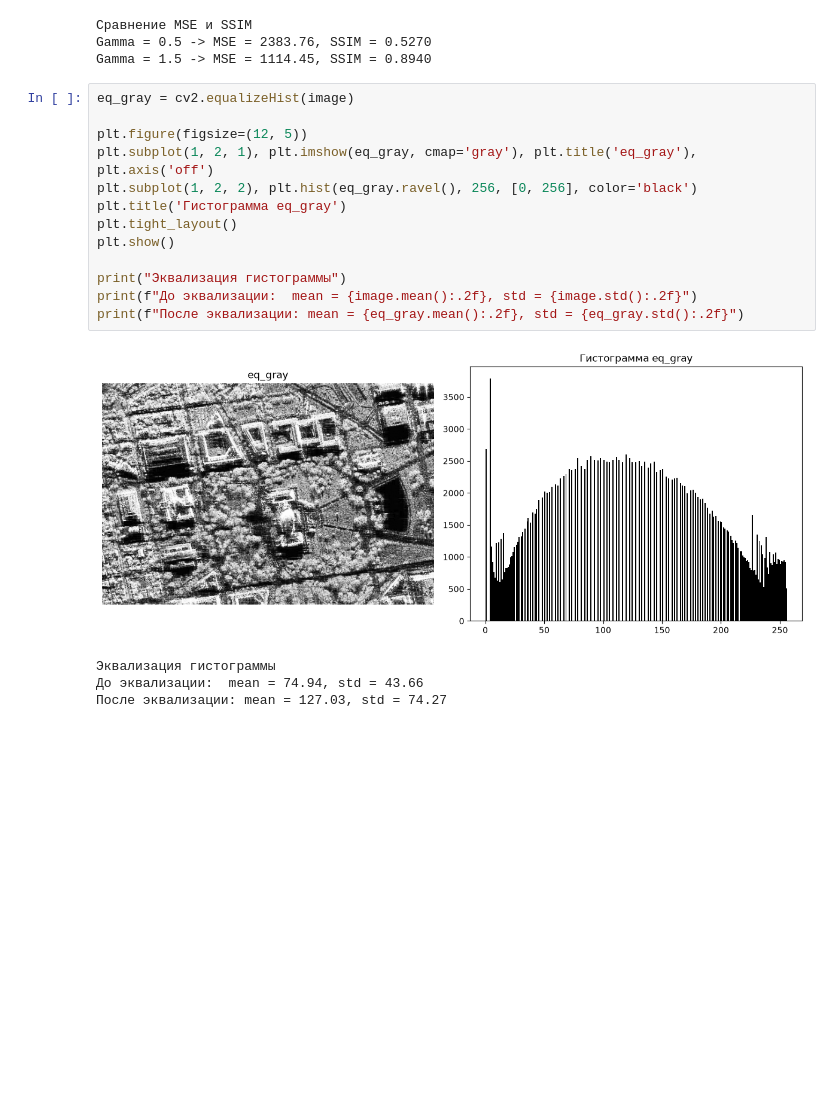
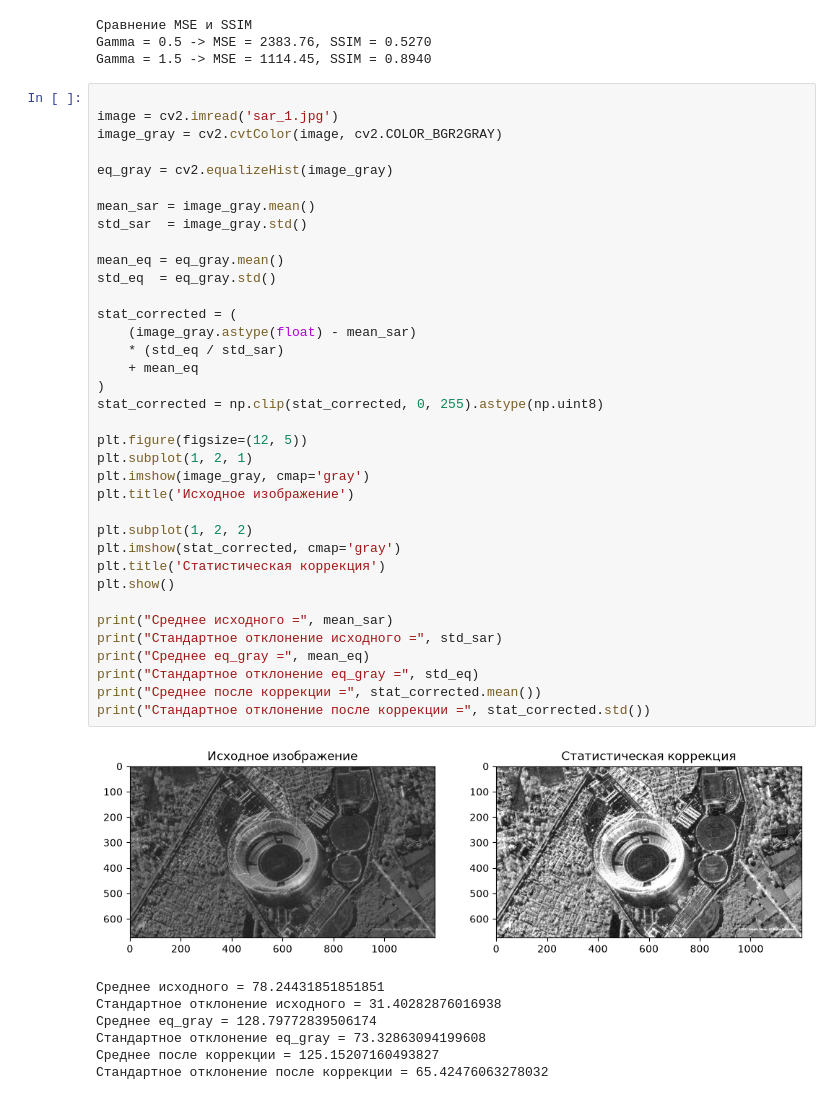
Before and after one commit to Zabytina-Julia-Artemovna/Image-processing-tasks, a Jupyter notebook: Image_processing_homework1.ipynb, the cells around one changed output. Drawn from its saved outputs; the diff is of its cells as text; blank space fills up the shorter version.

Commit message:
Добавлена статистическая цветокоррекция

```diff
--- a/Image_processing_homework1.ipynb
+++ b/Image_processing_homework1.ipynb
@@ -83,23 +83,49 @@ print(f"Gamma = 1.5 -> MSE = {mse_dark:.2f}, SSIM = {ssim_dark:.4f}")
 Gamma = 0.5 -> MSE = 2383.76, SSIM = 0.5270
 Gamma = 1.5 -> MSE = 1114.45, SSIM = 0.8940
 # %%
-eq_gray = cv2.equalizeHist(image)
+
+image = cv2.imread('sar_1.jpg')
+image_gray = cv2.cvtColor(image, cv2.COLOR_BGR2GRAY)
+
+eq_gray = cv2.equalizeHist(image_gray)
+
+mean_sar = image_gray.mean()
+std_sar  = image_gray.std()
+
+mean_eq = eq_gray.mean()
+std_eq  = eq_gray.std()
+
+stat_corrected = (
+    (image_gray.astype(float) - mean_sar)
+    * (std_eq / std_sar)
+    + mean_eq
+)
+stat_corrected = np.clip(stat_corrected, 0, 255).astype(np.uint8)
 
 plt.figure(figsize=(12, 5))
-plt.subplot(1, 2, 1), plt.imshow(eq_gray, cmap='gray'), plt.title('eq_gray'), plt.axis('off')
-plt.subplot(1, 2, 2), plt.hist(eq_gray.ravel(), 256, [0, 256], color='black')
-plt.title('Гистограмма eq_gray')
-plt.tight_layout()
+plt.subplot(1, 2, 1)
+plt.imshow(image_gray, cmap='gray')
+plt.title('Исходное изображение')
+
+plt.subplot(1, 2, 2)
+plt.imshow(stat_corrected, cmap='gray')
+plt.title('Статистическая коррекция')
 plt.show()
 
-print("Эквализация гистограммы")
-print(f"До эквализации:  mean = {image.mean():.2f}, std = {image.std():.2f}")
-print(f"После эквализации: mean = {eq_gray.mean():.2f}, std = {eq_gray.std():.2f}")
+print("Среднее исходного =", mean_sar)
+print("Стандартное отклонение исходного =", std_sar)
+print("Среднее eq_gray =", mean_eq)
+print("Стандартное отклонение eq_gray =", std_eq)
+print("Среднее после коррекции =", stat_corrected.mean())
+print("Стандартное отклонение после коррекции =", stat_corrected.std())
 # %% [output]
-[figure, old version]
+[figure, new version]
-Эквализация гистограммы
-До эквализации:  mean = 74.94, std = 43.66
-После эквализации: mean = 127.03, std = 74.27
+Среднее исходного = 78.24431851851851
+Стандартное отклонение исходного = 31.40282876016938
+Среднее eq_gray = 128.79772839506174
+Стандартное отклонение eq_gray = 73.32863094199608
+Среднее после коррекции = 125.15207160493827
+Стандартное отклонение после коррекции = 65.42476063278032
 # %%
 # Разные виды пороговой обработки при одном пороге = 127
 ret, th_binary     = cv2.threshold(image, 127, 255, cv2.THRESH_BINARY)
```
Also changed, not shown: parts of 1 cell of this notebook.
